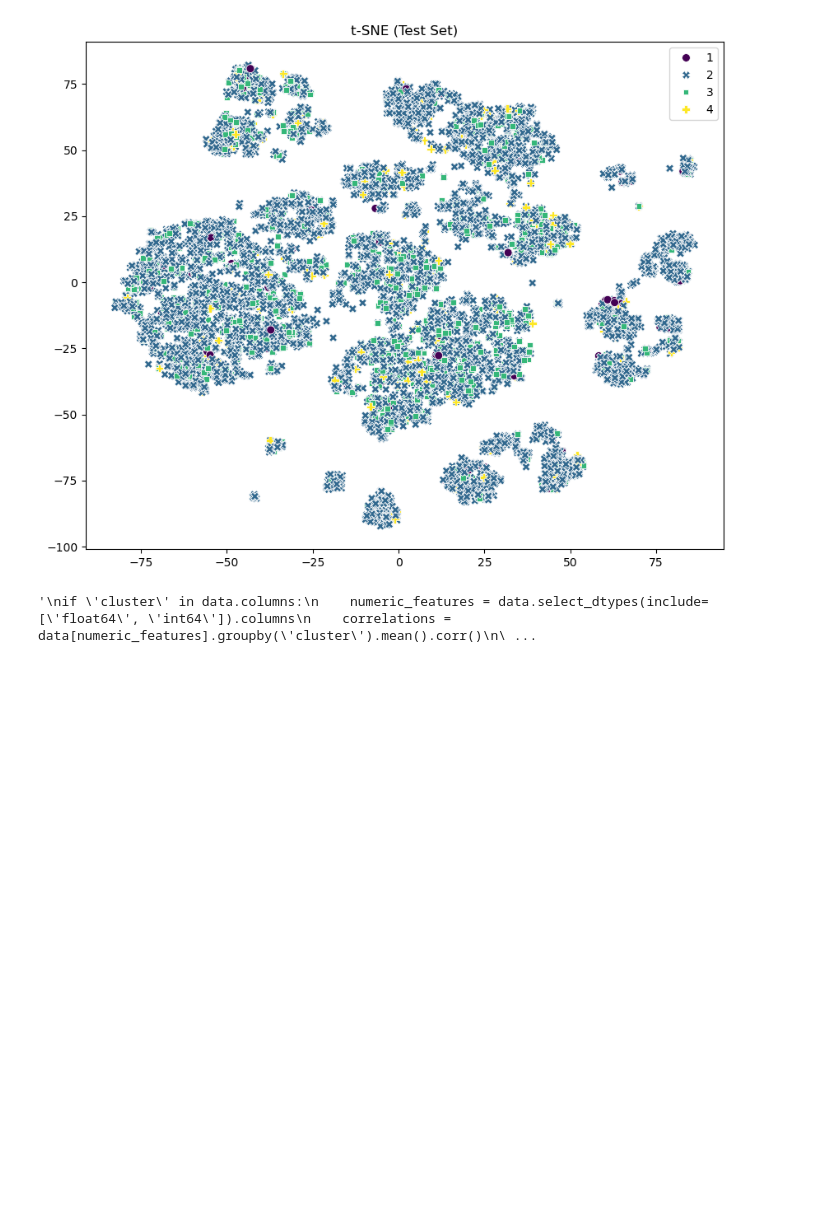
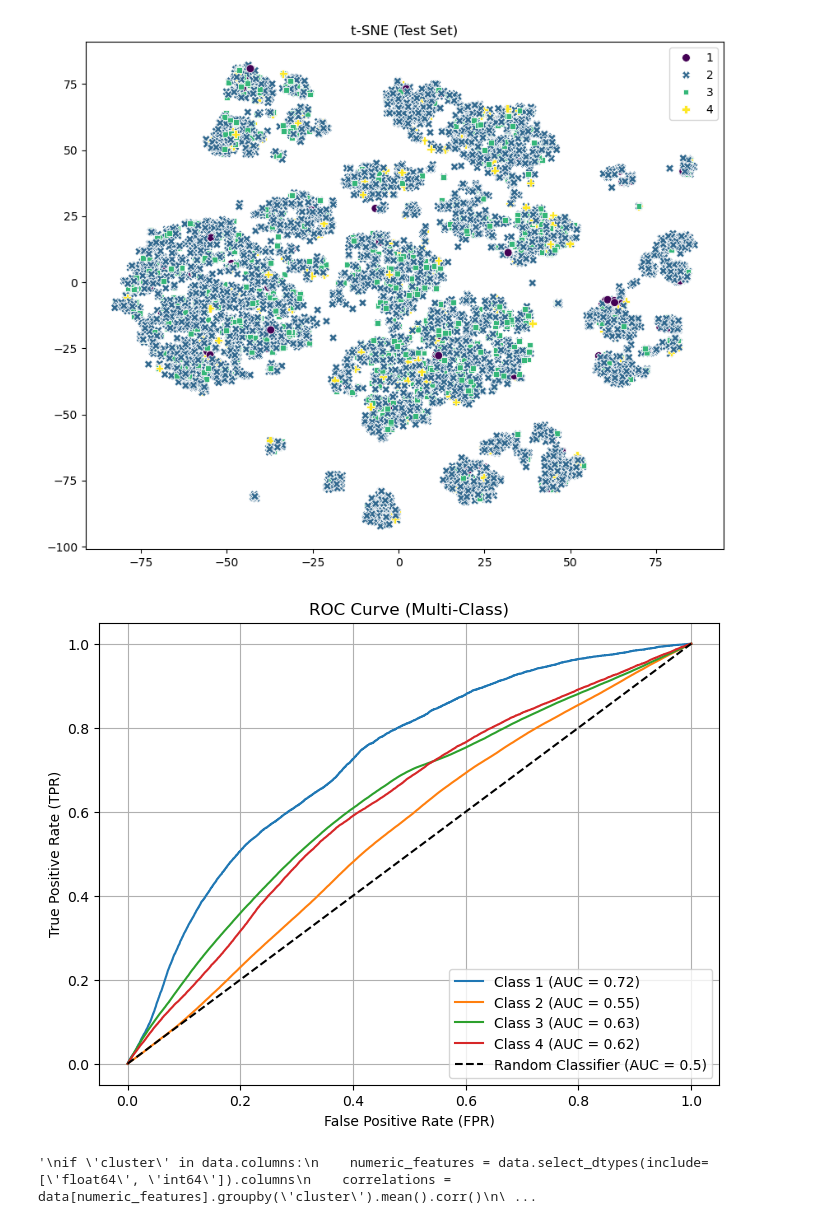
Before and after one commit to JulienLcq/DataMining, a Jupyter notebook: NearestCentroid.ipynb, the cells around one changed output. Saved outputs shown, nothing was run; the diff lists cells and outputs as text; code cells hidden in the pictures; blank space fills up the shorter version.

```diff
--- a/NearestCentroid.ipynb
+++ b/NearestCentroid.ipynb
@@ -136,6 +136,45 @@ plot_tsne(X_test, y_test)
 [figure]
 [figure]
 [figure]
+# %%
+def compute_probabilities(X, centroids):
+    probabilities = []
+    for x in X:
+        distances = {cls: np.linalg.norm(x - centroid) for cls, centroid in centroids.items()}
+        total_distance = sum(1 / (dist + 1e-6) for dist in distances.values())  # Adding a small constant to avoid zero division
+        prob = {cls: (1 / (dist + 1e-6)) / total_distance for cls, dist in distances.items()}
+        probabilities.append(prob)
+    return probabilities
+# %%
+from sklearn.metrics import roc_curve, roc_auc_score
+from sklearn.preprocessing import label_binarize
+
+# Binarize the true labels
+classes = np.unique(y_test)
+y_test_bin = label_binarize(y_test, classes=classes)
+
+# Compute probabilities for each class
+probabilities = compute_probabilities(X_test, centroids)
+
+# Organize probabilities by class
+prob_matrix = np.array([[prob[cls] for cls in classes] for prob in probabilities])
+
+# Plot ROC curve for each class
+plt.figure(figsize=(8, 6))
+for i, cls in enumerate(classes):
+    fpr, tpr, _ = roc_curve(y_test_bin[:, i], prob_matrix[:, i])
+    auc = roc_auc_score(y_test_bin[:, i], prob_matrix[:, i])
+    plt.plot(fpr, tpr, label=f"Class {cls} (AUC = {auc:.2f})")
+
+plt.plot([0, 1], [0, 1], 'k--', label="Random Classifier (AUC = 0.5)")
+plt.xlabel("False Positive Rate (FPR)")
+plt.ylabel("True Positive Rate (TPR)")
+plt.title("ROC Curve (Multi-Class)")
+plt.legend(loc="lower right")
+plt.grid()
+plt.show()
+# %% [output]
+[figure, added]
 # %%
 """
 if 'cluster' in data.columns:
```
